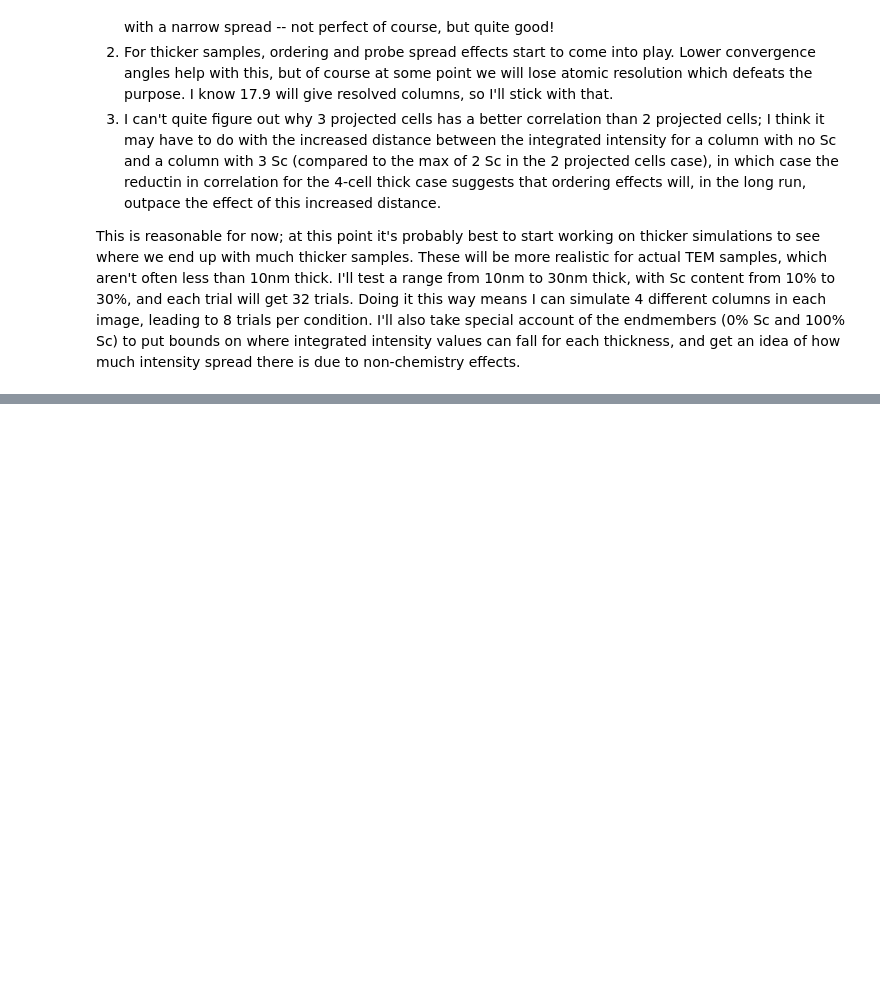
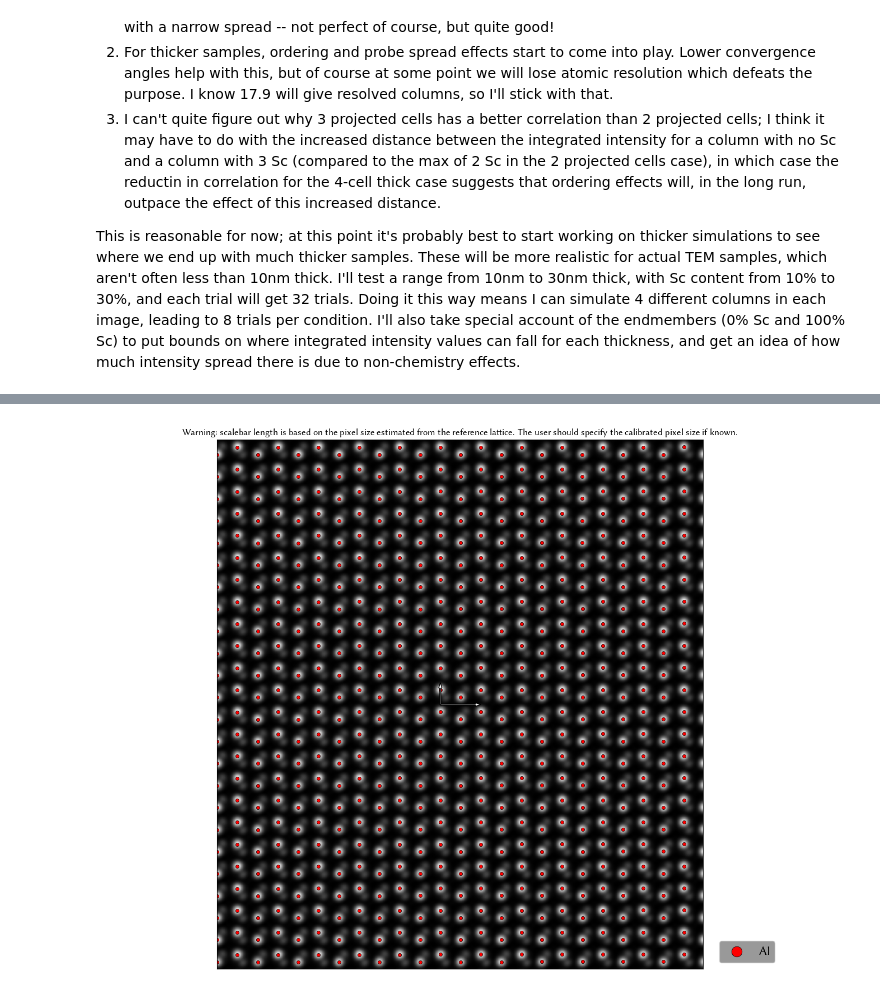
Before and after one commit to realitychemist/abtem_scripts, a Jupyter notebook: alscn_intensity_mapping_tests.ipynb, the cells around one changed output, grey strips where cells are left out. Cells and saved outputs as stored; diff of their text form; code cells hidden in the pictures; blank space fills up the shorter version.

```diff
--- a/alscn_intensity_mapping_tests.ipynb
+++ b/alscn_intensity_mapping_tests.ipynb
@@ -270,4 +270,11 @@ thick_models = backend.build_from_cif(graphical.gui_get_path(),
                                       zas=(1, 1, 0),
                                       tks=[conditions[i]["t"] for i in range(len(conditions))],
                                       tilings=(1, 1))
+# %%
+thick_models = [x for sublist in  # Repeat each model 3 times, and flatten
+                [[deepcopy(model), deepcopy(model), deepcopy(model)] for model in thick_models]
+                for x in sublist]  # Now the first 27 models are the t/c trials, and the last 18 are the endmember trials (no randomization)
+
+# Warning: reusing this name, be careful of running this out of order
+chopped_models = [ase_funcs.split_by_projected_columns(model.atoms, kinds="Al") for model in thick_models]
 # %%
@@ -292,0 +401,11 @@ for cm, cond, model, seed in zip(chopped_models, conditions, thick_models, seeds
+# %%
+thk_hrimgs = [so.HRImage(img) for img in thk_imgs]
+thk_lattices = [hrimg.add_lattice("AlN", uc) for hrimg in thk_hrimgs]
+matplotlib.use("QtAgg")
+for lattice in thk_lattices:
+    lattice.fft_get_basis_vect(a1_order=2, a2_order=1, sigma=1)
+    lattice.roi_mask = np.ones(thk_imgs[0].shape)
+    # We need to wait for the user before we try to continue, or else SingleOrigin trips over itself
+    if not graphical.gui_wait_for_user():
+        raise RuntimeError("Operation aborted by user")
+%matplotlib widget
@@ -292,0 +682,4 @@ for cm, cond, model, seed in zip(chopped_models, conditions, thick_models, seeds
+# %%
+thk_hrimgs[0].plot_atom_column_positions(scatter_kwargs_dict={"s": 20}, scalebar_len_nm=None,
+                                     outlier_disp_cutoff=100, fit_or_ref="ref")
+# %% [output]
@@ -292,0 +688 @@ for cm, cond, model, seed in zip(chopped_models, conditions, thick_models, seeds
+[figure, added]
```
Also changed, not shown: parts of 19 cells of this notebook, 5 other files.
